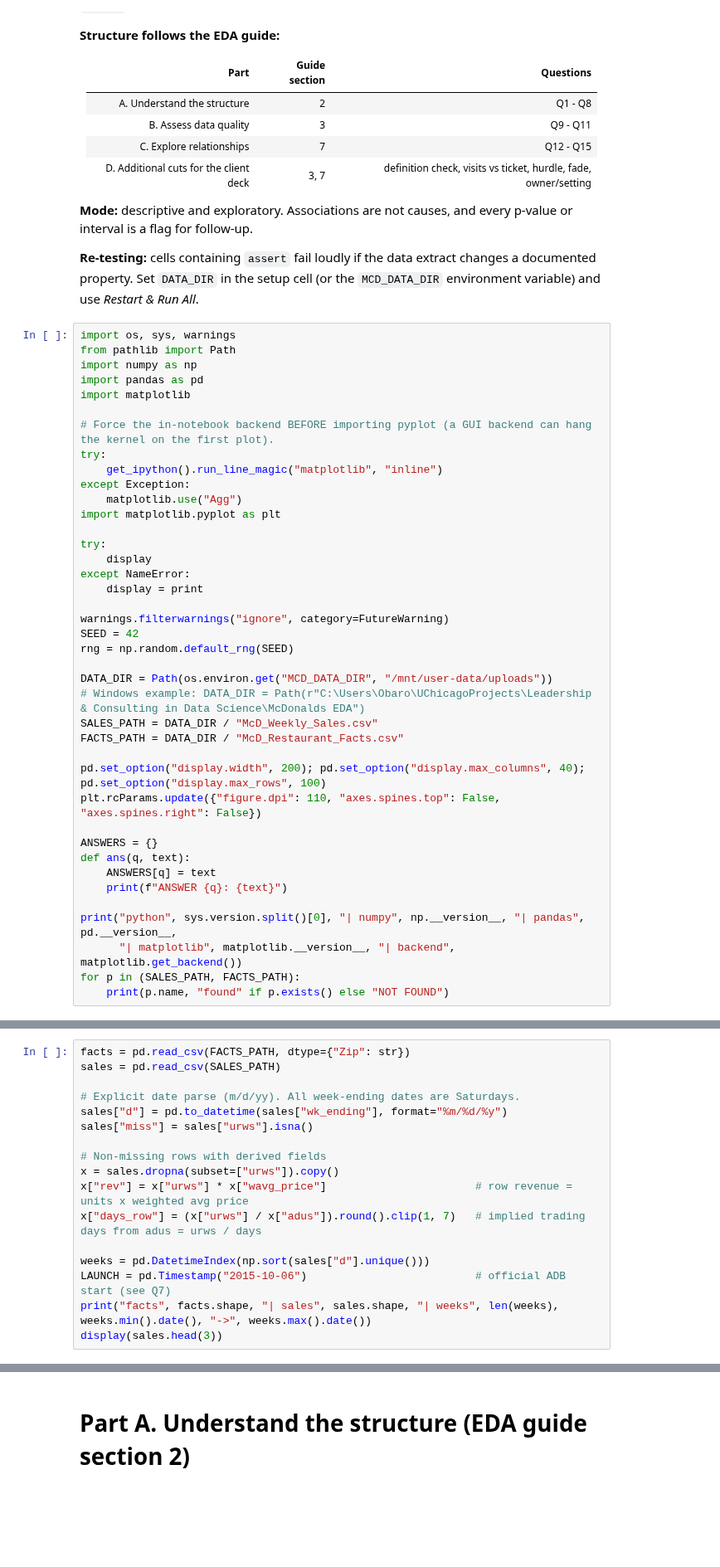
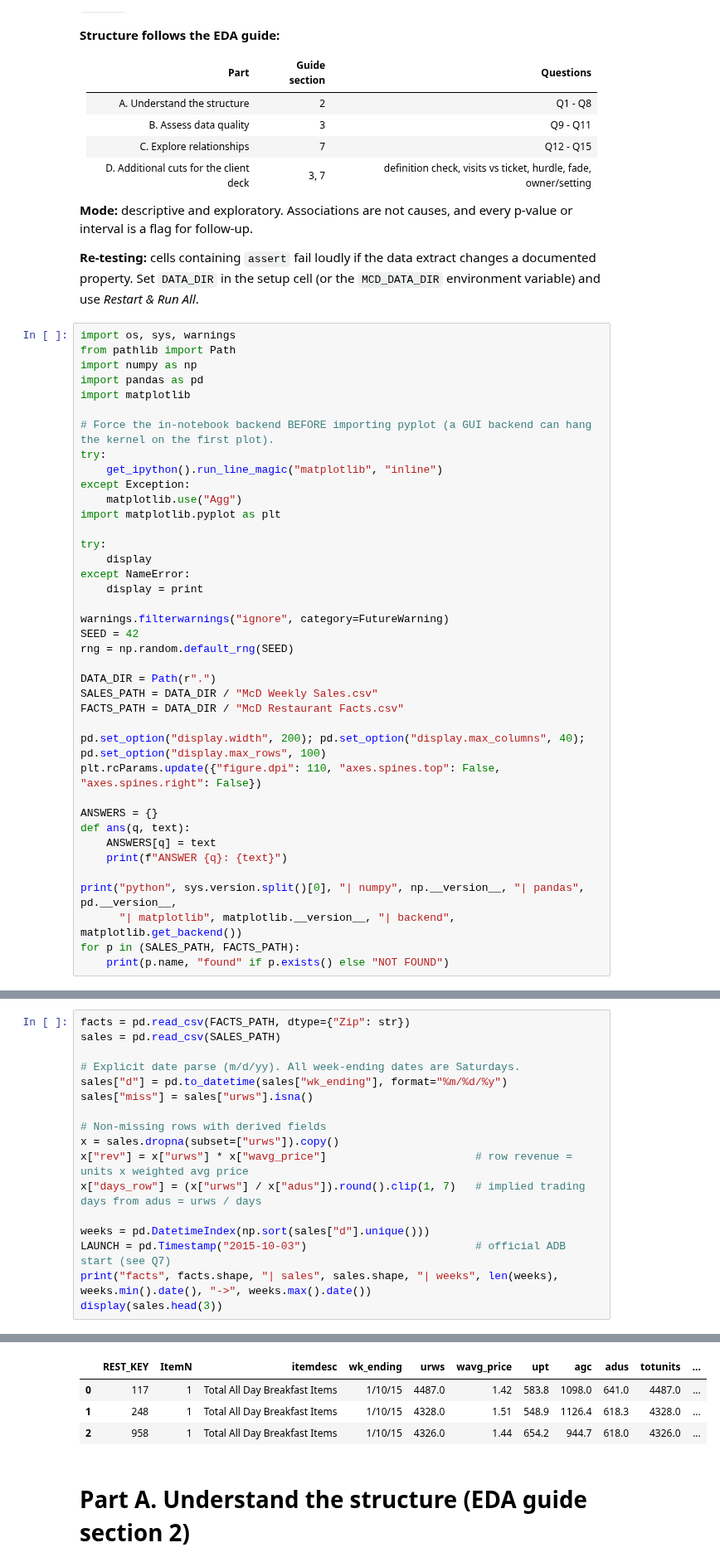
Before and after one commit to olerigha/Data-Learning, a Jupyter notebook: Leadership & Consulting in Data Science/McDonalds EDA/McD_EDA_Questions_V5.ipynb, the cells around one changed output, grey strips where cells are left out. Shown at 83% size. Saved outputs shown, nothing was run; the diff lists cells and outputs as text; blank space fills up the shorter version.

```diff
--- a/Leadership & Consulting in Data Science/McDonalds EDA/McD_EDA_Questions_V5.ipynb
+++ b/Leadership & Consulting in Data Science/McDonalds EDA/McD_EDA_Questions_V5.ipynb
@@ -38,10 +38,9 @@ warnings.filterwarnings("ignore", category=FutureWarning)
 SEED = 42
 rng = np.random.default_rng(SEED)
 
-DATA_DIR = Path(os.environ.get("MCD_DATA_DIR", "/mnt/user-data/uploads"))
-# Windows example: DATA_DIR = Path(r"C:\Users\Obaro\UChicagoProjects\Leadership & Consulting in Data Science\McDonalds EDA")
-SALES_PATH = DATA_DIR / "McD_Weekly_Sales.csv"
-FACTS_PATH = DATA_DIR / "McD_Restaurant_Facts.csv"
+DATA_DIR = Path(r".")
+SALES_PATH = DATA_DIR / "McD Weekly Sales.csv"
+FACTS_PATH = DATA_DIR / "McD Restaurant Facts.csv"
 
 pd.set_option("display.width", 200); pd.set_option("display.max_columns", 40); pd.set_option("display.max_rows", 100)
 plt.rcParams.update({"figure.dpi": 110, "axes.spines.top": False, "axes.spines.right": False})
@@ -74,6 +80,7 @@ x["rev"] = x["urws"] * x["wavg_price"]                       # row revenue = uni
 x["days_row"] = (x["urws"] / x["adus"]).round().clip(1, 7)   # implied trading days from adus = urws / days
 
 weeks = pd.DatetimeIndex(np.sort(sales["d"].unique()))
-LAUNCH = pd.Timestamp("2015-10-06")                          # official ADB start (see Q7)
+LAUNCH = pd.Timestamp("2015-10-03")                          # official ADB start (see Q7)
 print("facts", facts.shape, "| sales", sales.shape, "| weeks", len(weeks), weeks.min().date(), "->", weeks.max().date())
 display(sales.head(3))
+# %% [output]
@@ -80,3 +88,7 @@ display(sales.head(3))
+|  | REST_KEY | ItemN | itemdesc | wk_ending | urws | wavg_price | upt | agc | adus | totunits | ... |
+| 0 | 117 | 1 | Total All Day Breakfast Items | 1/10/15 | 4487.0 | 1.42 | 583.8 | 1098.0 | 641.0 | 4487.0 | ... |
+| 1 | 248 | 1 | Total All Day Breakfast Items | 1/10/15 | 4328.0 | 1.51 | 548.9 | 1126.4 | 618.3 | 4328.0 | ... |
+| 2 | 958 | 1 | Total All Day Breakfast Items | 1/10/15 | 4326.0 | 1.44 | 654.2 | 944.7 | 618.0 | 4326.0 | ... |
 # %% [markdown]
 # Part A. Understand the structure (EDA guide section 2)
 # %% [markdown]
```
Also changed, not shown: parts of 32 cells of this notebook, 7 other files.
